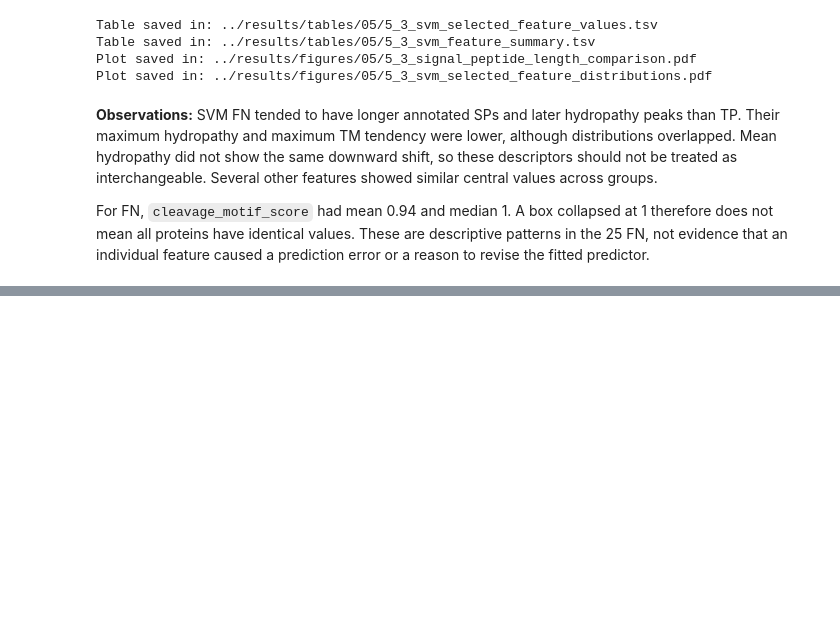
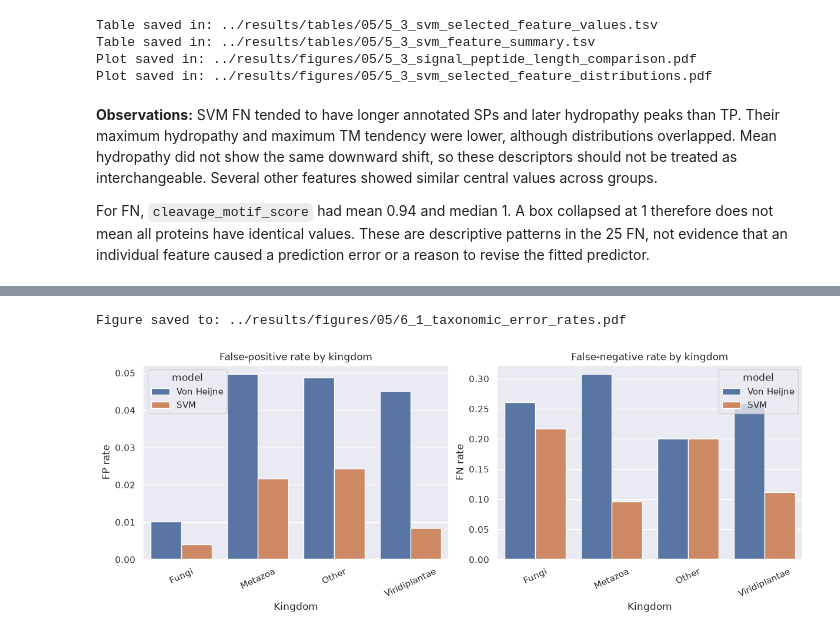
Before and after one commit to bioinformatikk/LB2_project_Group_10, a Jupyter notebook: notebooks/05_benchmarking_and_analysis.ipynb, the cells around one changed output, grey strips where cells are left out. Cells and saved outputs as stored; diff of their text form; code cells hidden in the pictures; blank space fills up the shorter version.

```diff
--- a/notebooks/05_benchmarking_and_analysis.ipynb
+++ b/notebooks/05_benchmarking_and_analysis.ipynb
@@ -1652,0 +1782,33 @@ Keep 03–04 CV estimates as evaluations of the earlier procedures, final-search
+# %%
+# 6.1 - Compare taxonomic error rates across kingdoms
+
+fig, axes = plt.subplots(1, 2, figsize=(12, 4.5), layout="constrained")
+
+for ax, rate, title in zip(
+    axes,
+    ["FP_rate", "FN_rate"],
+    ["False-positive rate by kingdom", "False-negative rate by kingdom"]
+):
+    sns.barplot(
+        data=kingdom_errors,
+        x="kingdom",
+        y=rate,
+        hue="model",
+        errorbar=None,
+        ax=ax
+    )
+    ax.set(
+        xlabel="Kingdom",
+        ylabel=rate.replace("_", " "),
+        title=title
+    )
+    ax.tick_params(axis="x", rotation=25)
+
+figure_path = figure_dir / "6_1_taxonomic_error_rates.pdf"
+fig.savefig(figure_path, bbox_inches="tight")
+
+print("Figure saved to:", figure_path)
+plt.show()
+# %% [output]
+Figure saved to: ../results/figures/05/6_1_taxonomic_error_rates.pdf
+[figure, added]
```
Also changed, not shown: parts of 18 cells of this notebook, 13 other files.
